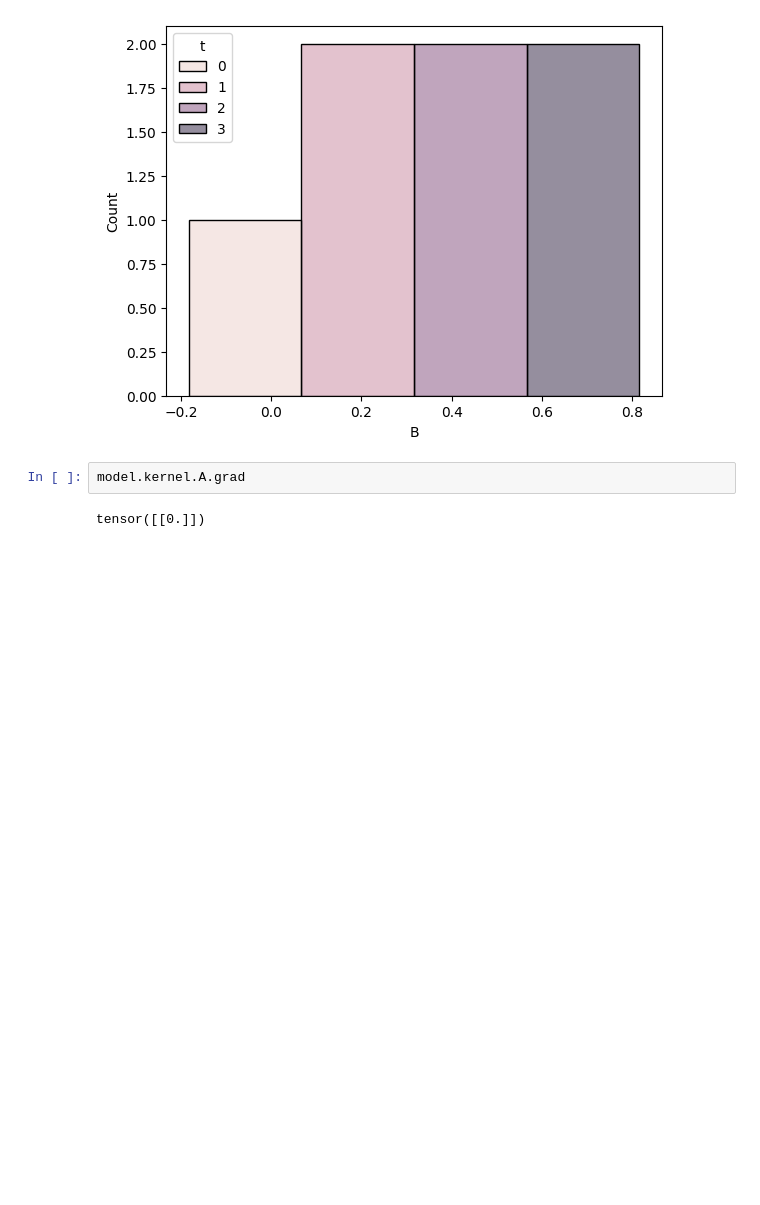
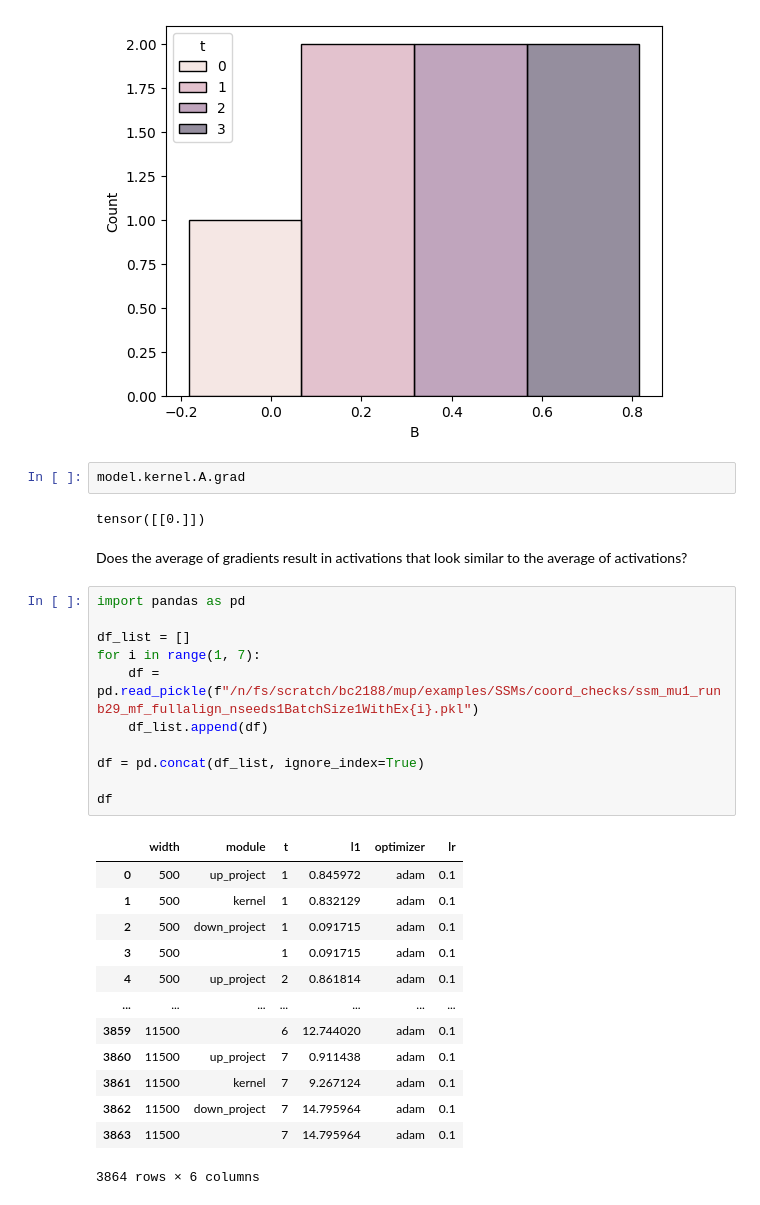
Before and after one commit to berlinchen7/mup, a Jupyter notebook: examples/SSMs/analyze_result.ipynb, the cells around one changed output. Saved outputs shown, nothing was run; the diff lists cells and outputs as text; blank space fills up the shorter version.

```diff
--- a/examples/SSMs/analyze_result.ipynb
+++ b/examples/SSMs/analyze_result.ipynb
@@ -126,3 +126,30 @@ sns.histplot(data=df_B, x='B', multiple='dodge', alpha=0.5, hue='t')
 model.kernel.A.grad
 # %% [output]
 tensor([[0.]])
+# %% [markdown]
+Does the average of gradients result in activations that look similar to the average of activations?
+# %%
+import pandas as pd
+
+df_list = []
+for i in range(1, 7):
+    df = pd.read_pickle(f"/n/fs/scratch/bc2188/mup/examples/SSMs/coord_checks/ssm_mu1_runb29_mf_fullalign_nseeds1BatchSize1WithEx{i}.pkl")
+    df_list.append(df)
+
+df = pd.concat(df_list, ignore_index=True)
+
+df
+# %% [output]
+|  | width | module | t | l1 | optimizer | lr |
+| 0 | 500 | up_project | 1 | 0.845972 | adam | 0.1 |
+| 1 | 500 | kernel | 1 | 0.832129 | adam | 0.1 |
+| 2 | 500 | down_project | 1 | 0.091715 | adam | 0.1 |
+| 3 | 500 |  | 1 | 0.091715 | adam | 0.1 |
+| 4 | 500 | up_project | 2 | 0.861814 | adam | 0.1 |
+| ... | ... | ... | ... | ... | ... | ... |
+| 3859 | 11500 |  | 6 | 12.744020 | adam | 0.1 |
+| 3860 | 11500 | up_project | 7 | 0.911438 | adam | 0.1 |
+| 3861 | 11500 | kernel | 7 | 9.267124 | adam | 0.1 |
+| 3862 | 11500 | down_project | 7 | 14.795964 | adam | 0.1 |
+| 3863 | 11500 |  | 7 | 14.795964 | adam | 0.1 |
+3864 rows × 6 columns
```
Also changed, not shown: parts of 1 cell of this notebook, 4 other files.
